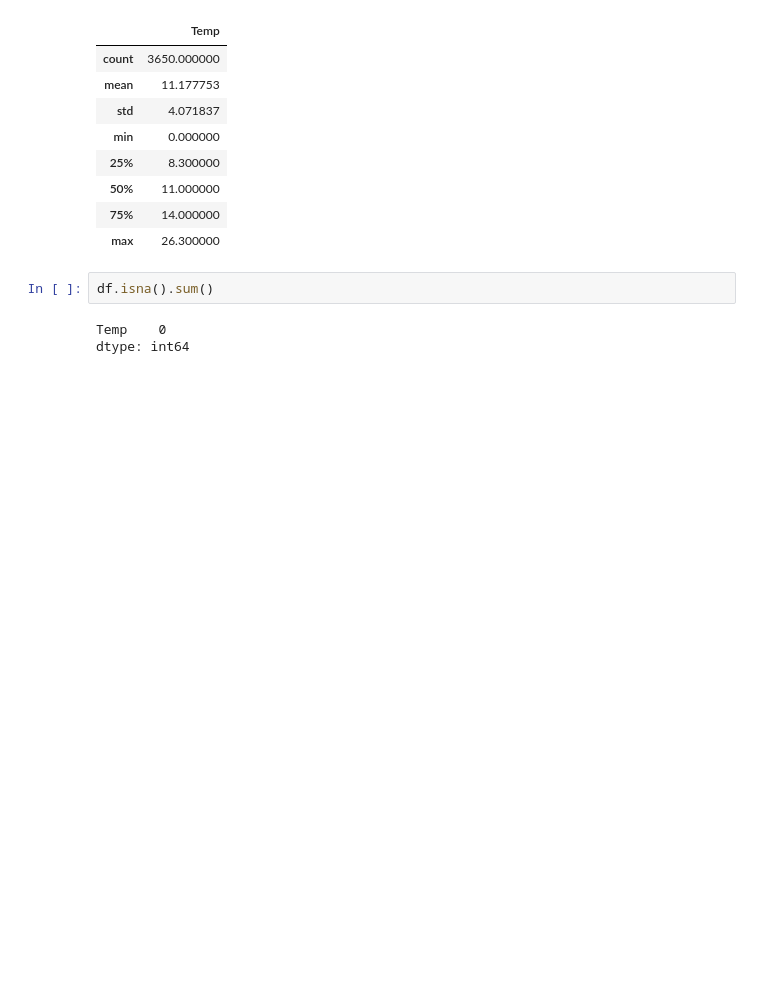
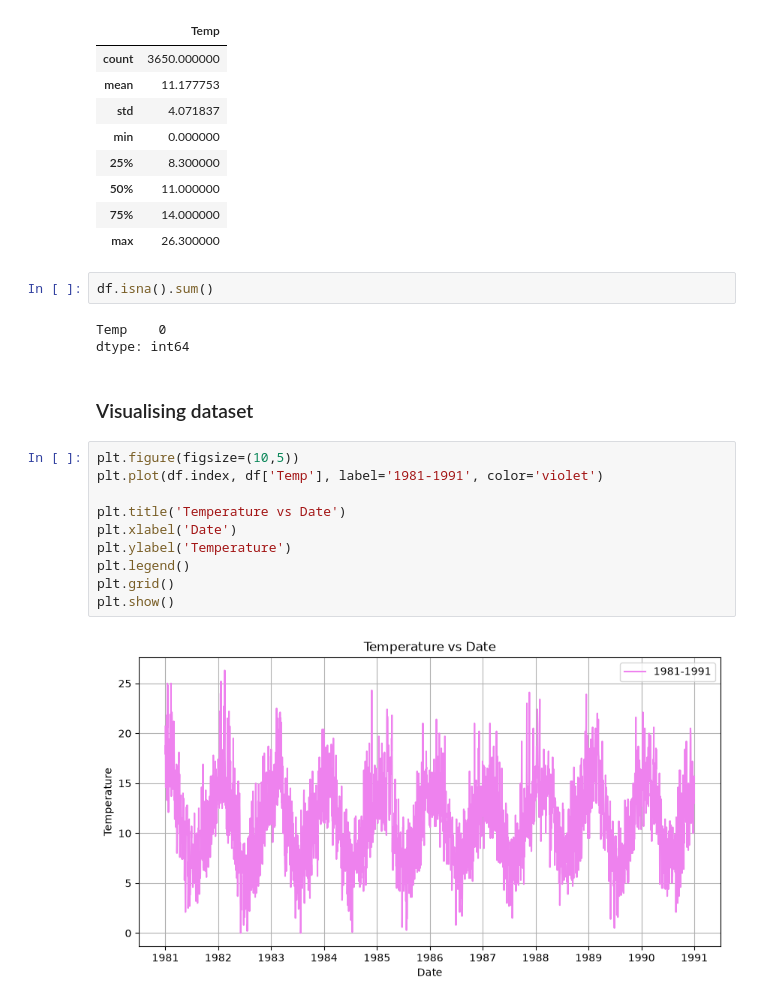
Before and after one commit to imgabrielas/Grey_Matter_Multiplication, a Jupyter notebook: RNN/rnn.ipynb, the cells around one changed output. Saved outputs shown, nothing was run; the diff lists cells and outputs as text; blank space fills up the shorter version.

Commit message:
visualisation

```diff
--- a/RNN/rnn.ipynb
+++ b/RNN/rnn.ipynb
@@ -55,3 +58,17 @@ df.isna().sum()
 # %% [output]
 Temp    0
 dtype: int64
+# %% [markdown]
+### Visualising dataset
+# %%
+plt.figure(figsize=(10,5))
+plt.plot(df.index, df['Temp'], label='1981-1991', color='violet')
+
+plt.title('Temperature vs Date')
+plt.xlabel('Date')
+plt.ylabel('Temperature')
+plt.legend()
+plt.grid()
+plt.show()
+# %% [output]
+[figure, added]
```
Also changed, not shown: parts of 2 cells of this notebook.
